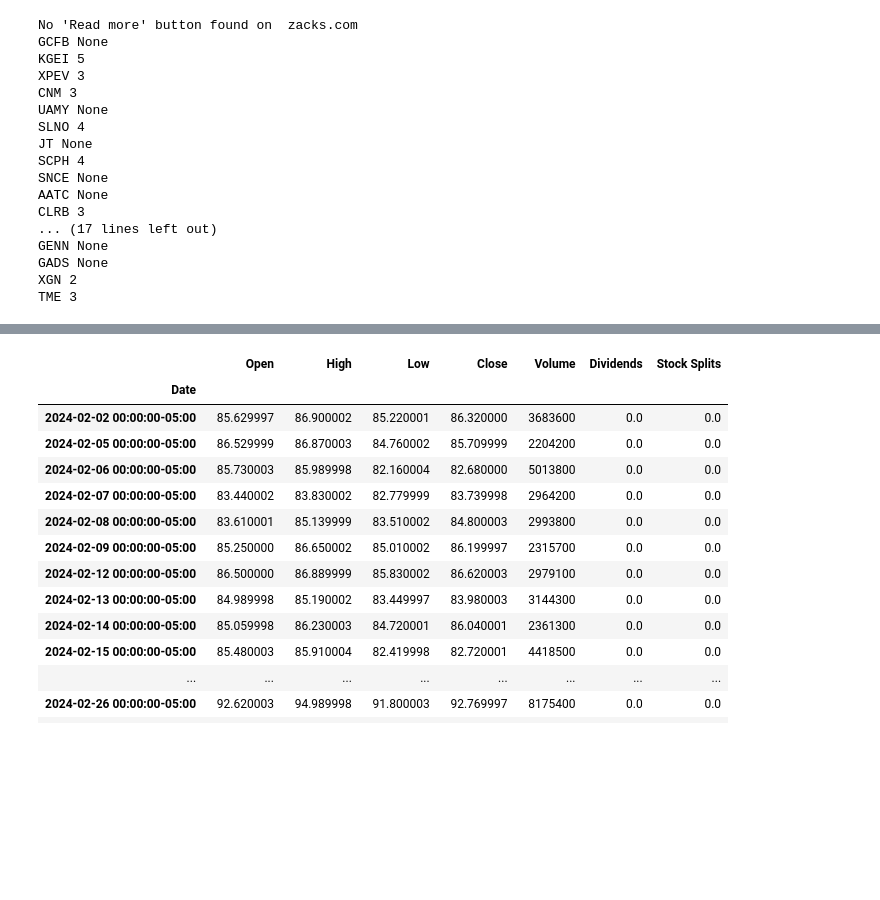
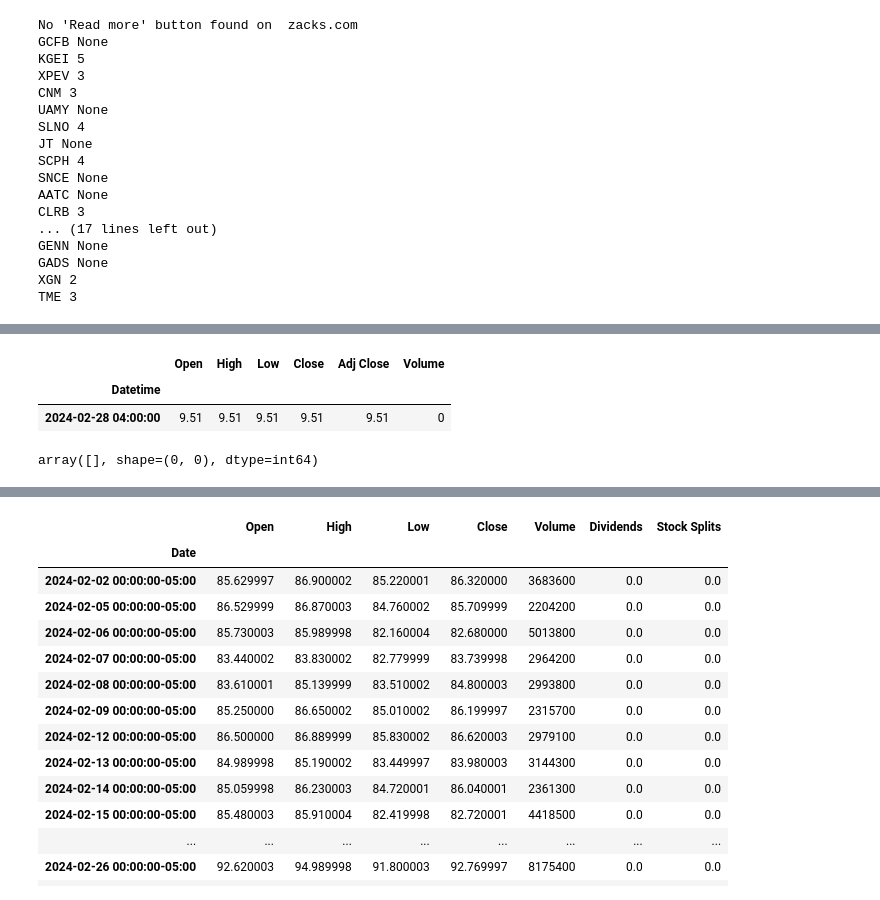
Before and after one commit to vfhernandes/earnings-ratings, a Jupyter notebook: scraper.ipynb, the cells around one changed output, grey strips where cells are left out. Saved outputs shown, nothing was run; the diff lists cells and outputs as text; code cells hidden in the pictures; blank space fills up the shorter version.

```diff
--- a/scraper.ipynb
+++ b/scraper.ipynb
@@ -296,0 +348,10 @@ import yfinance as yf
+# %%
+yf_ticker[yf_ticker.index == '2024-02-28 04:00:00']
+# %% [output]
+|  | Open | High | Low | Close | Adj Close | Volume |
+| Datetime |  |  |  |  |  |  |
+| 2024-02-28 04:00:00 | 9.51 | 9.51 | 9.51 | 9.51 | 9.51 | 0 |
+# %%
+np.argwhere(np.array(yf_ticker.index) == '2024-02-28T04:00:00.000000000')
+# %% [output]
+array([], shape=(0, 0), dtype=int64)
```
Also changed, not shown: parts of 13 cells of this notebook, 3 other files.
